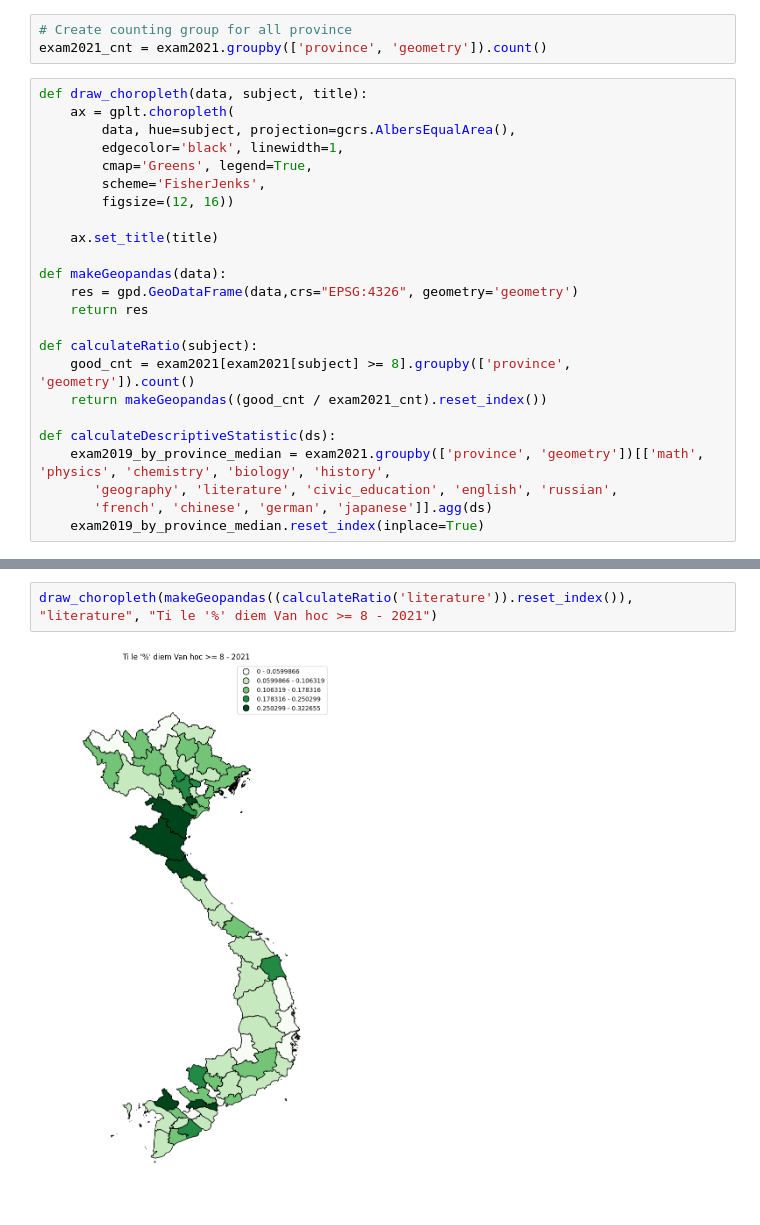
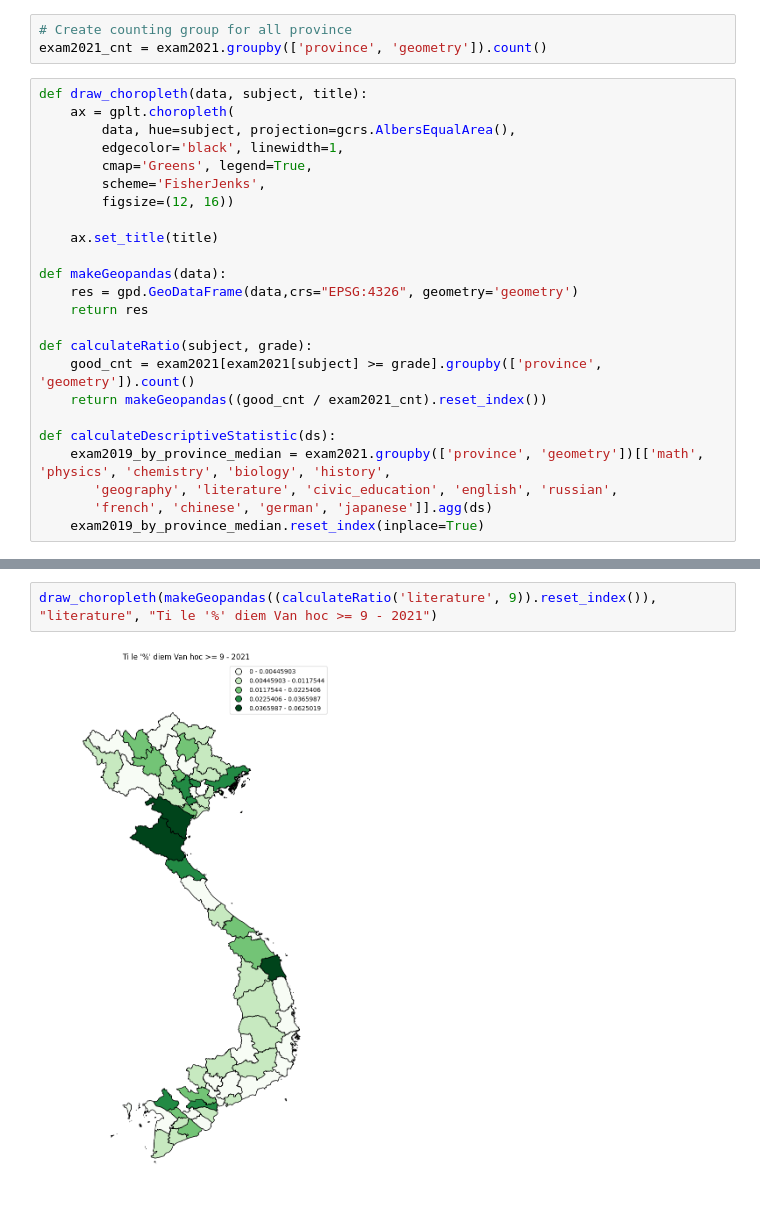
Before and after one commit to amezaikupan/2024_VIETNAM_MAP_PLOT_PROJECT, a Jupyter notebook: app_choropleth_national_exam_2021.ipynb, the cells around one changed output, grey strips where cells are left out. Saved outputs shown, nothing was run; the diff lists cells and outputs as text.

```diff
--- a/app_choropleth_national_exam_2021.ipynb
+++ b/app_choropleth_national_exam_2021.ipynb
@@ -158,8 +164,8 @@ def makeGeopandas(data):
     res = gpd.GeoDataFrame(data,crs="EPSG:4326", geometry='geometry')
     return res
 
-def calculateRatio(subject):
-    good_cnt = exam2021[exam2021[subject] >= 8].groupby(['province', 'geometry']).count()
+def calculateRatio(subject, grade):
+    good_cnt = exam2021[exam2021[subject] >= grade].groupby(['province', 'geometry']).count()
     return makeGeopandas((good_cnt / exam2021_cnt).reset_index())
 
 def calculateDescriptiveStatistic(ds):
@@ -174,5 +180,5 @@ draw_choropleth(makeGeopandas((calculateRatio('math')).reset_index()), "math", "
 # %%
-draw_choropleth(makeGeopandas((calculateRatio('literature')).reset_index()), "literature", "Ti le '%' diem Van hoc >= 8 - 2021")
+draw_choropleth(makeGeopandas((calculateRatio('literature', 9)).reset_index()), "literature", "Ti le '%' diem Van hoc >= 9 - 2021")
 # %% [output]
-[figure, old version]
+[figure, new version]
 # %%
```
Also changed, not shown: parts of 4 cells of this notebook.
